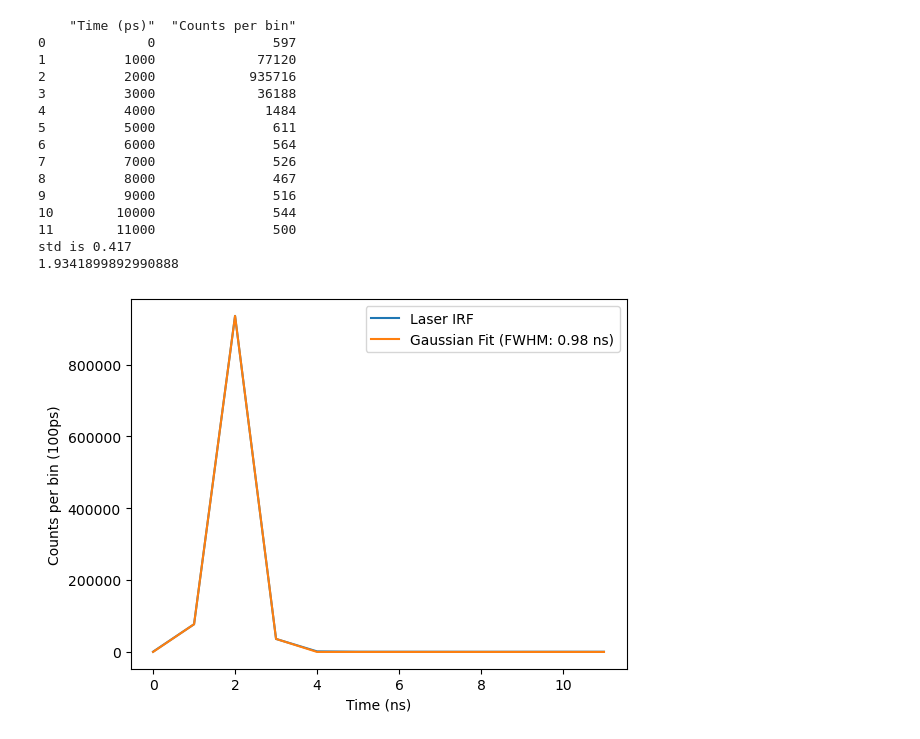
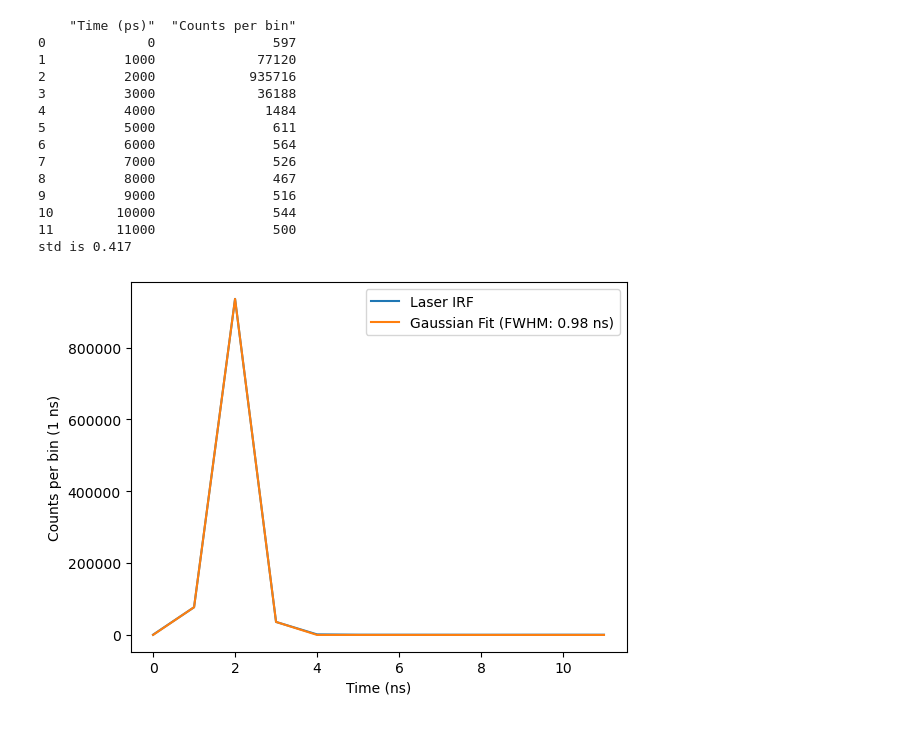
Before and after one commit to UW-Quantum-Defect-Lab/qdmodel, a Jupyter notebook: qdanalysis/timetagger_analysis/lifetimeanalysis.ipynb, the cells around one changed output. Saved outputs shown, nothing was run; the diff lists cells and outputs as text; code cells hidden in the pictures.

```diff
--- a/qdanalysis/timetagger_analysis/lifetimeanalysis.ipynb
+++ b/qdanalysis/timetagger_analysis/lifetimeanalysis.ipynb
@@ -35,60 +47,47 @@ from scipy.optimize import curve_fit
 def gaussian(x, a, x0, sigma):
     return a * np.exp(-(x - x0)**2 / (2 * sigma**2))
 
-def fit_gaussian(df):
-    # x = df.values[180:, 0] / 1000 # division by 1000 is because in data file time is in ps, we want ns
-    # y = df.values[180:, 1]
-
-    x = df.values[:, 0] / 1000
-    y = df.values[:, 1]
+def fit_gaussian(x, y):
 
     p0 = [np.max(y), np.mean(x), np.std(x)]  # Initial guess for the parameters
 
     # Fit the Gaussian curve to the data
     popt, pcov = curve_fit(gaussian, x, y, p0=p0)
-    # global std
-    # std = popt[2] # GLOBAL VARIABLE STD DEFINED HERE TO AVOID MAGIC NUMS IN EXPGAUSSIAN FUNCTION!!!
-    print('std is %.3f' %popt[2])
-    print(popt[1])
-    # Extract the FWHM from the standard deviation
-    fwhm = 2 * np.sqrt(2 * np.log(2)) * popt[2]
-
-    # Plot the data and the fitted curve
-    plt.plot(x, y, label='Data')
-    plt.plot(x, gaussian(x, *popt), label='Gaussian Fit')
-    plt.xlabel('Time (ns)')
-    plt.ylabel('Counts per bin (100ps)')
-    plt.legend()
-
-    # Add the FWHM to the legend
-    plt.legend(['Laser IRF', f'Gaussian Fit (FWHM: {fwhm*1:.2f} ns)']) # TODO: what should my line name be?
-
-    plt.show()
+    return popt, pcov
 # %%
 IRF_data_file_name_50_bins = "Histogram_2025-08-05_115039_IRF_50.txt"
-IRF_data_file_name_12_bins = "Histogram_2025-08-05_115233_IRF_12.txt"
+IRF_data_file_name_12_bins = "Histogram_2025-08-05_115233_IRF_12_superk.txt"
 # df = read_text_file('2024_02_15/laser_si.txt')
 # df = read_text_file('/home/angel/work/imod-internship/code/data/lifetime/tommy-lifetime/laser_si.txt') # not relevant to this notebook, disregard
-df = read_text_file(f"{DATA_ABSOLUTE_PATH}{IRF_data_file_name_12_bins}")
+df = read_text_file(f"/home/angel/work/imod-internship/code/data/lifetime/{IRF_data_file_name_12_bins}")
 print(df)
-fit_gaussian(df)
+
+x = df.values[:, 0] / 1000
+y = df.values[:, 1]
+popt, pcov = fit_gaussian(x, y)
+print('std is %.3f' %popt[2])
+fwhm = 2 * np.sqrt(2 * np.log(2)) * popt[2]
+
+legend = ["Laser IRF", f"Gaussian Fit (FWHM: {fwhm*1:.2f} ns)"]
+x_label = "Time (ns)"
+y_label = "Counts per bin (1 ns)"
+plot_data(x, y, gaussian, popt, legend, x_label, y_label)
 # %% [output]
     "Time (ps)"  "Counts per bin"
 0             0               597
 1          1000             77120
 2          2000            935716
 3          3000             36188
 4          4000              1484
 5          5000               611
 6          6000               564
 7          7000               526
 8          8000               467
 9          9000               516
 10        10000               544
 11        11000               500
 std is 0.417
-1.9341899892990888
-[figure, old version]
+[figure, new version]
 # %%
 # reads in multiple files and sums the counts per bin across files
 def read_multiple_text_files(file_paths):
```
Also changed, not shown: parts of 5 cells of this notebook.
